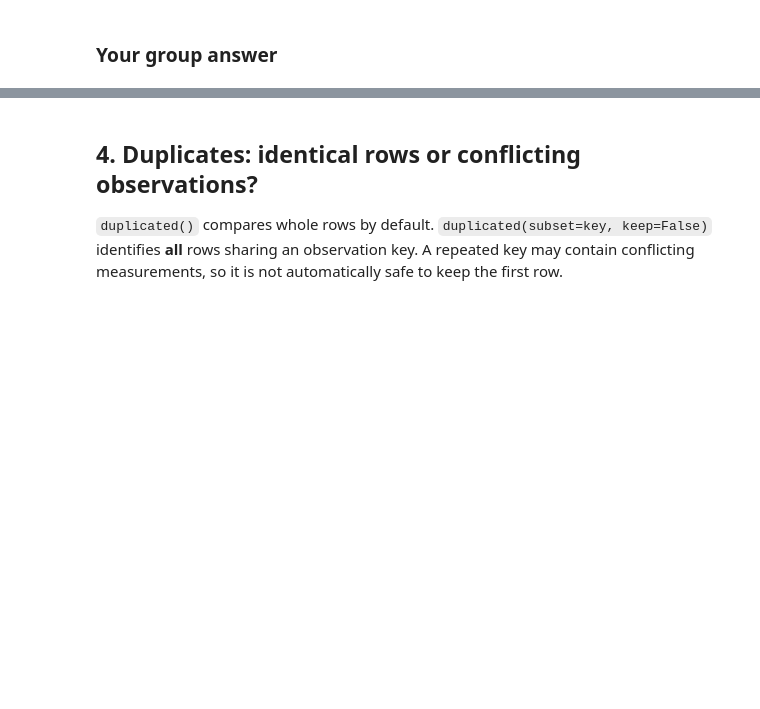
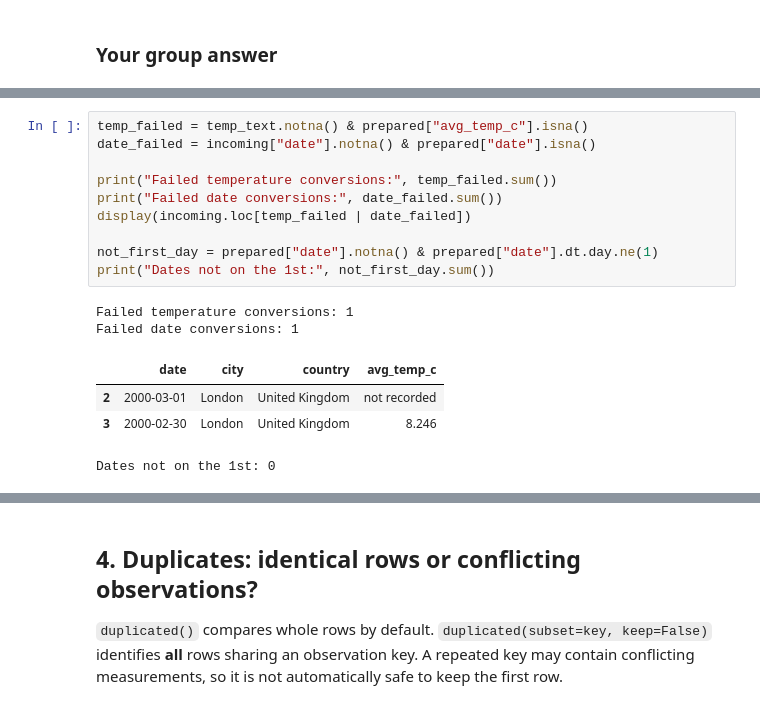
Before and after one commit to serokhova/Atelier-Python, a Jupyter notebook: notebooks/03-Data-Cleaning-S3.ipynb, the cells around one changed output, grey strips where cells are left out. Drawn from its saved outputs; the diff is of its cells as text; blank space fills up the shorter version.

```diff
--- a/notebooks/03-Data-Cleaning-S3.ipynb
+++ b/notebooks/03-Data-Cleaning-S3.ipynb
@@ -304,0 +380,17 @@ display(incoming)
+# %%
+temp_failed = temp_text.notna() & prepared["avg_temp_c"].isna()
+date_failed = incoming["date"].notna() & prepared["date"].isna()
+
+print("Failed temperature conversions:", temp_failed.sum())
+print("Failed date conversions:", date_failed.sum())
+display(incoming.loc[temp_failed | date_failed])
+
+not_first_day = prepared["date"].notna() & prepared["date"].dt.day.ne(1)
+print("Dates not on the 1st:", not_first_day.sum())
+# %% [output]
+Failed temperature conversions: 1
+Failed date conversions: 1
+|  | date | city | country | avg_temp_c |
+| 2 | 2000-03-01 | London | United Kingdom | not recorded |
+| 3 | 2000-02-30 | London | United Kingdom | 8.246 |
+Dates not on the 1st: 0
```
Also changed, not shown: parts of 5 cells of this notebook.
